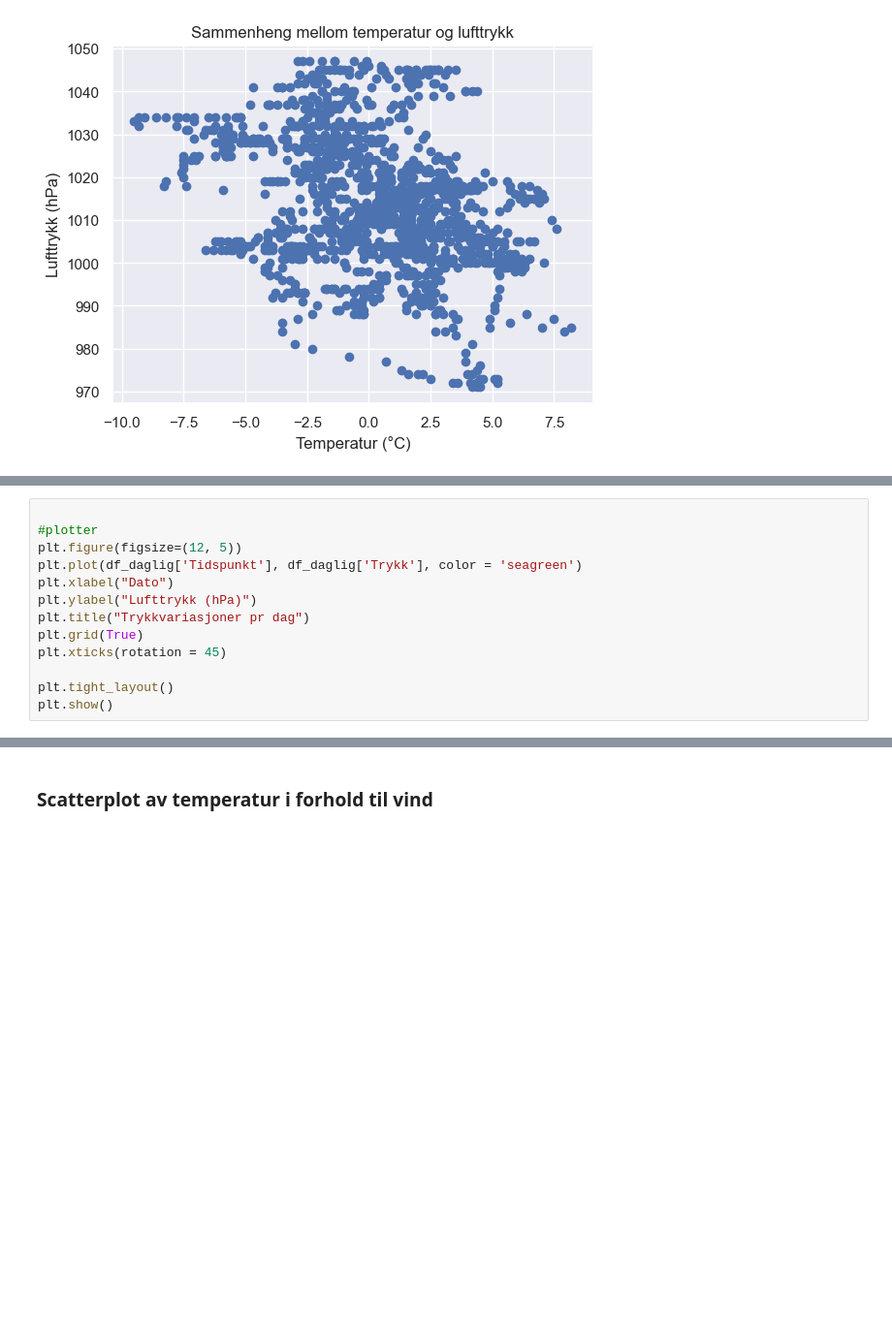
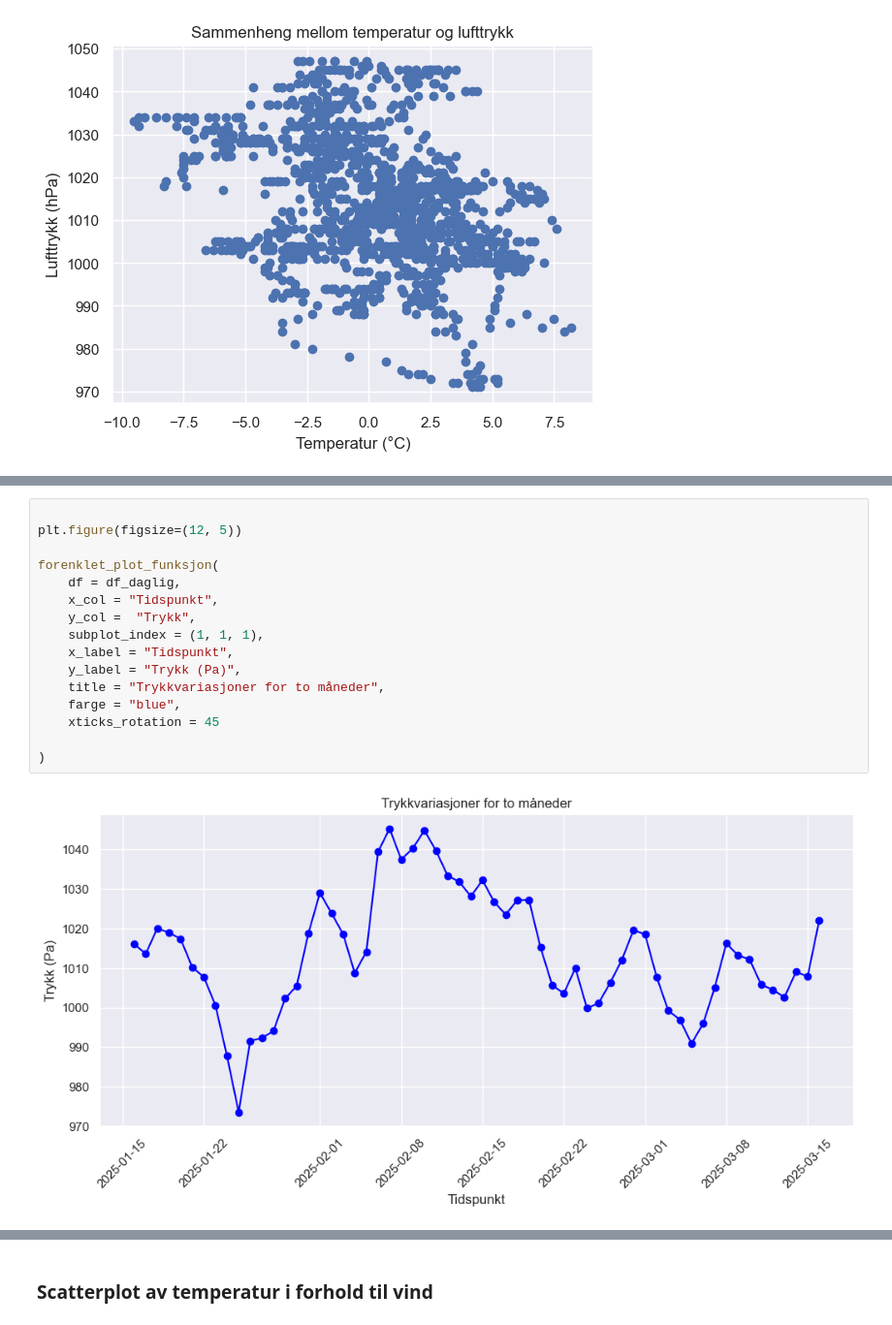
Before and after one commit to friha03/Milj-dataanalyseapplikasjon, a Jupyter notebook: notebooks/API_Weather/Dataanalyse_visualiseringer.ipynb, the cells around one changed output, grey strips where cells are left out. Shown at 97% size. Saved outputs shown, nothing was run; the diff lists cells and outputs as text; blank space fills up the shorter version.

```diff
--- a/notebooks/API_Weather/Dataanalyse_visualiseringer.ipynb
+++ b/notebooks/API_Weather/Dataanalyse_visualiseringer.ipynb
@@ -211,14 +196,19 @@ forenklet_plot_funksjon(
-# %%
-
-#plotter
-plt.figure(figsize=(12, 5))
-plt.plot(df_daglig['Tidspunkt'], df_daglig['Trykk'], color = 'seagreen')
-plt.xlabel("Dato")
-plt.ylabel("Lufttrykk (hPa)")
-plt.title("Trykkvariasjoner pr dag")
-plt.grid(True)
-plt.xticks(rotation = 45)
-
-plt.tight_layout()
-plt.show()
+# %%
+
+plt.figure(figsize=(12, 5))
+
+forenklet_plot_funksjon(
+    df = df_daglig,
+    x_col = "Tidspunkt",
+    y_col =  "Trykk",
+    subplot_index = (1, 1, 1),
+    x_label = "Tidspunkt",
+    y_label = "Trykk (Pa)",
+    title = "Trykkvariasjoner for to måneder",
+    farge = "blue",
+    xticks_rotation = 45
+
+)
+# %% [output]
+[figure, added]
 # %% [markdown]
```
Also changed, not shown: parts of 5 cells of this notebook.
